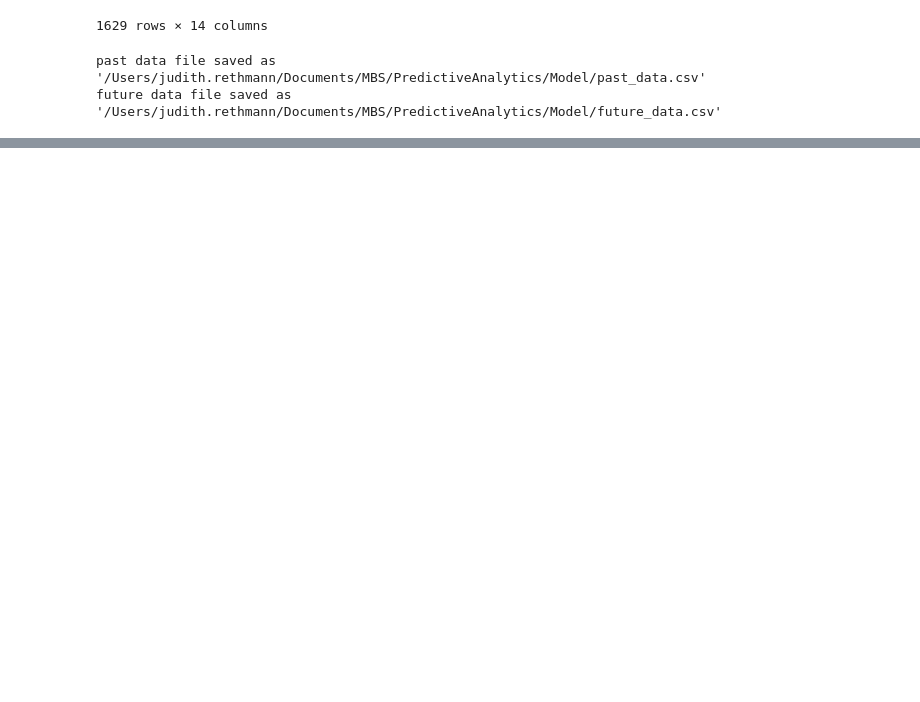
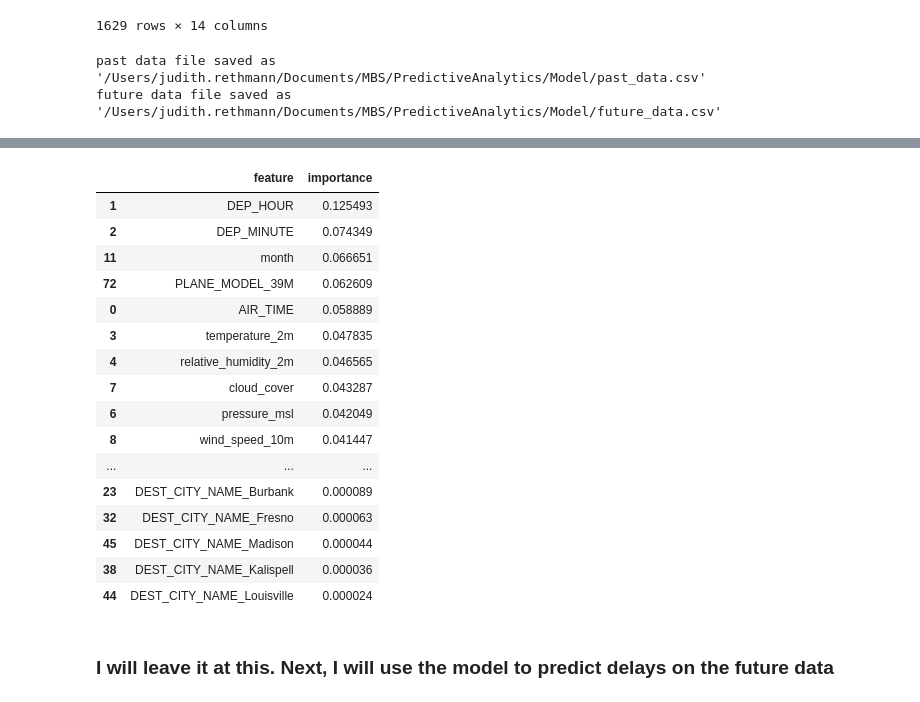
Before and after one commit to jr16MAI/PredictiveAnalytics, a Jupyter notebook: Model/delay_predictor.ipynb, the cells around one changed output, grey strips where cells are left out. Saved outputs shown, nothing was run; the diff lists cells and outputs as text; code cells hidden in the pictures; blank space fills up the shorter version.

```diff
--- a/Model/delay_predictor.ipynb
+++ b/Model/delay_predictor.ipynb
@@ -536,0 +568,28 @@ future data file saved as '/Users/judith.rethmann/Documents/MBS/PredictiveAnalyt
+# %%
+'''df_past_data['year'] = df_past_data['FL_DATE'].dt.year
+df_past_data['month'] = df_past_data['FL_DATE'].dt.month
+df_past_data['day'] = df_past_data['FL_DATE'].dt.day
+df_past_data['dayofweek'] = df_past_data['FL_DATE'].dt.dayofweek
+
+features = ['year', 'month', 'day', 'dayofweek', 'temperature_2m', 'relative_humidity_2m',
+            'precipitation', 'pressure_msl', 'cloud_cover', 'wind_speed_10m', 'IS_HOLIDAY']
+
+X = df_past_data[features]
+y = df_past_data['DEP_DEL15']
+
+X_train, X_test, y_train, y_test = train_test_split(X, y, test_size=0.3, random_state=42)
+
+model = RandomForestClassifier(random_state=42)
+model.fit(X_train, y_train)
+
+y_pred = model.predict(X_test)
+
+print("Classification Report:")
+print(classification_report(y_test, y_pred))
+
+print("Confusion Matrix:")
+print(confusion_matrix(y_test, y_pred))
+
+print("Accuracy Score:")
+print(accuracy_score(y_test, y_pred))
+'''
@@ -536,0 +1069,26 @@ future data file saved as '/Users/judith.rethmann/Documents/MBS/PredictiveAnalyt
+# %%
+pd.set_option('display.max_rows', None)  # Show all rows
+pd.set_option('display.max_columns', None)  # Show all columns
+pd.set_option('display.max_colwidth', None)  # Show full width of each column
+pd.set_option('display.expand_frame_repr', False)  # Don't wrap rows
+
+# Assuming 'feature_importances_df' is your DataFrame
+display(feature_importances_df)
+# %% [output]
+|  | feature | importance |
+| 1 | DEP_HOUR | 0.125493 |
+| 2 | DEP_MINUTE | 0.074349 |
+| 11 | month | 0.066651 |
+| 72 | PLANE_MODEL_39M | 0.062609 |
+| 0 | AIR_TIME | 0.058889 |
+| 3 | temperature_2m | 0.047835 |
+| 4 | relative_humidity_2m | 0.046565 |
+| 7 | cloud_cover | 0.043287 |
+| 6 | pressure_msl | 0.042049 |
+| 8 | wind_speed_10m | 0.041447 |
+| ... | ... | ... |
+| 23 | DEST_CITY_NAME_Burbank | 0.000089 |
+| 32 | DEST_CITY_NAME_Fresno | 0.000063 |
+| 45 | DEST_CITY_NAME_Madison | 0.000044 |
+| 38 | DEST_CITY_NAME_Kalispell | 0.000036 |
+| 44 | DEST_CITY_NAME_Louisville | 0.000024 |
@@ -536,0 +1097,2 @@ future data file saved as '/Users/judith.rethmann/Documents/MBS/PredictiveAnalyt
+# %% [markdown]
+### I will leave it at this. Next, I will use the model to predict delays on the future data
```
Also changed, not shown: parts of 37 cells of this notebook, 3 other files.
